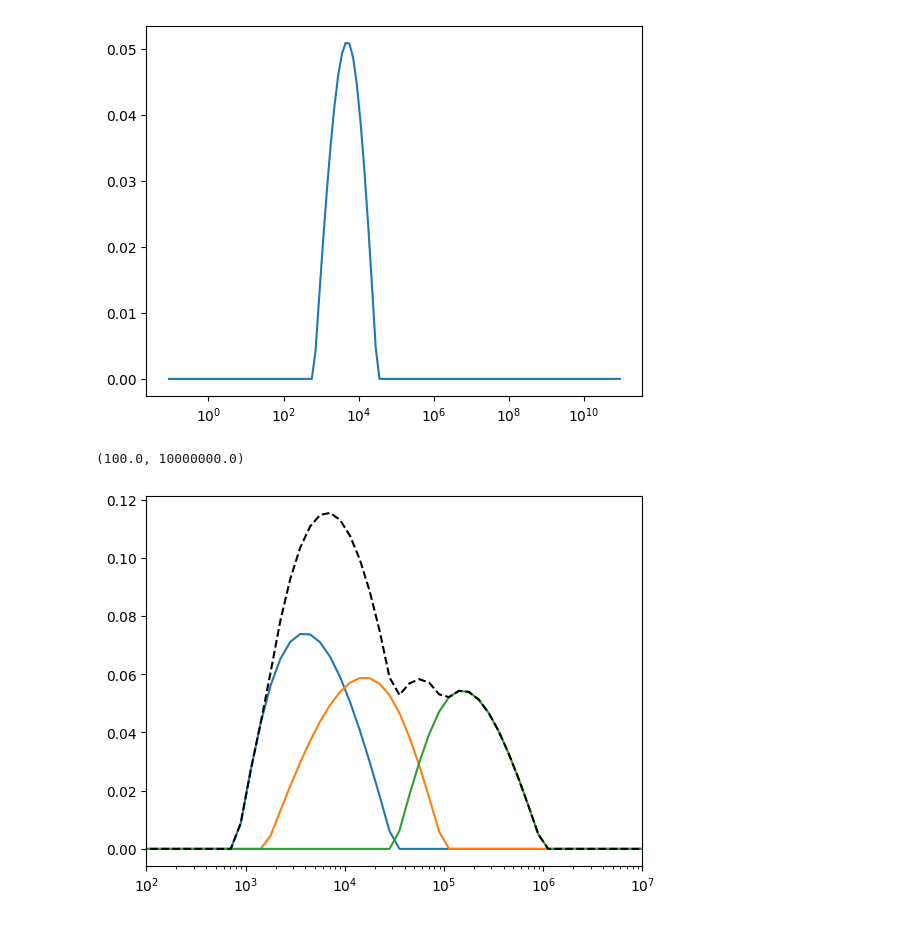
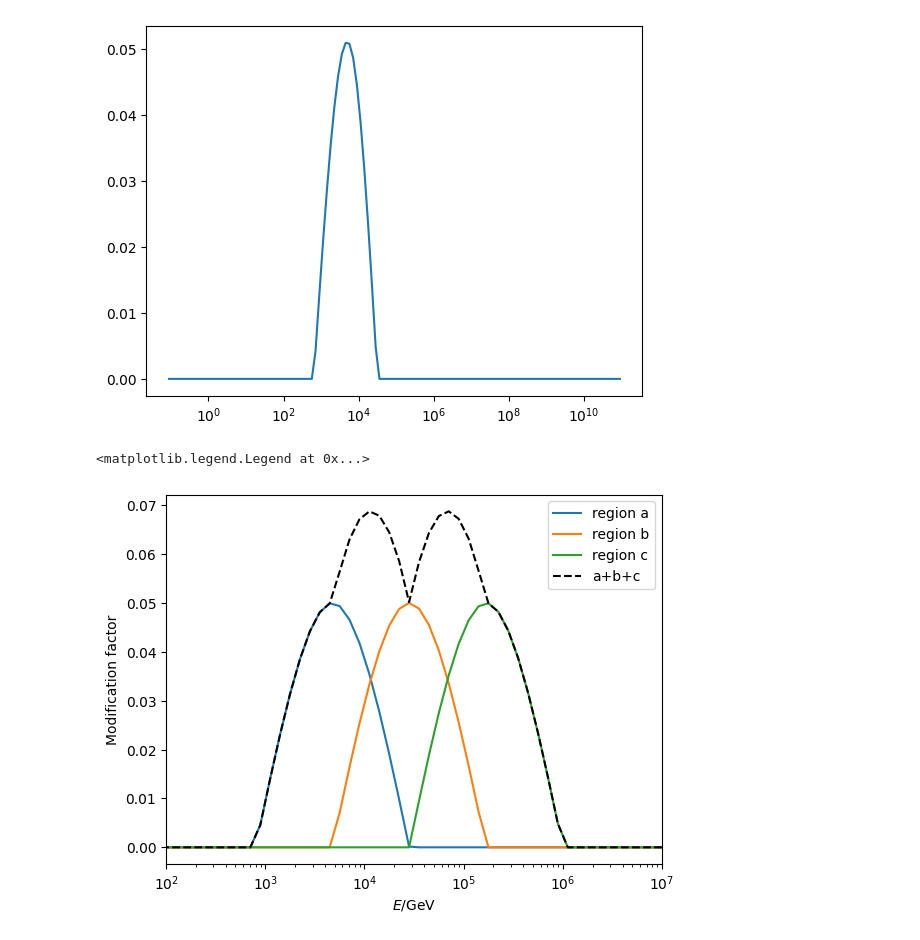
Before and after one commit to karohymon/cs-analysis, a Jupyter notebook: cs_modification_splines.ipynb, the cells around one changed output. Saved outputs shown, nothing was run; the diff lists cells and outputs as text; code cells hidden in the pictures.

```diff
--- a/cs_modification_splines.ipynb
+++ b/cs_modification_splines.ipynb
@@ -125,20 +126,26 @@ def spline_intp(E, Ek_1, Ek_c, E_k2, factor):
     bump[np.log10(E) > knots[-1]] = 0.0
     return bump
 # %%
-Ea = 10.**3.2
-Eb = 10.**4.5
-Ec = 10.**5.
+spacing = (np.log10(1e6) - np.log10(800)) / 4
+
+Ea = 800 * 10**spacing
+Eb = Ea * 10**spacing
+Ec = Eb * 10**spacing
+
 
 spline_vals_a = spline_intp(E, 800, Ea, Eb, a)
 spline_vals_b = spline_intp(E, Ea, Eb, Ec, a)
 spline_vals_c = spline_intp(E, Eb, Ec, 1.e6, a)
 # %%
-plt.plot(E, spline_vals_a)
-plt.plot(E, spline_vals_b)
-plt.plot(E, spline_vals_c)
-plt.plot(E, spline_vals_a+spline_vals_b+spline_vals_c,color='black',ls='--')
+plt.plot(E, spline_vals_a,label='region a')
+plt.plot(E, spline_vals_b,label='region b')
+plt.plot(E, spline_vals_c,label='region c')
+plt.plot(E, spline_vals_a+spline_vals_b+spline_vals_c,color='black',ls='--',label='a+b+c')
 plt.xscale('log')
 plt.xlim(1.e2,1.e7)
+plt.ylabel('Modification factor')
+plt.xlabel('$E$/GeV')
+plt.legend()
 # %% [output]
-(100.0, 10000000.0)
+<matplotlib.legend.Legend at 0x...>
-[figure, old version]
+[figure, new version]
```
Also changed, not shown: parts of 17 cells of this notebook.
